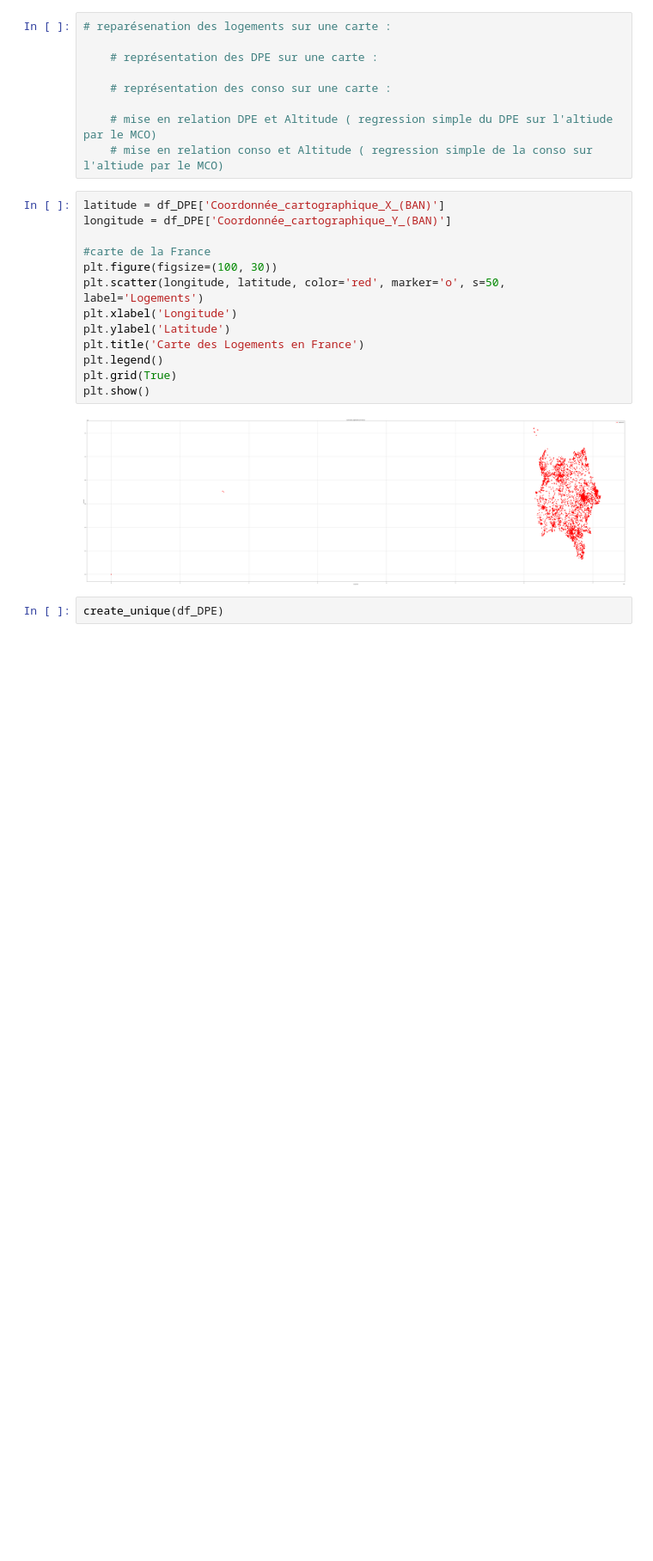
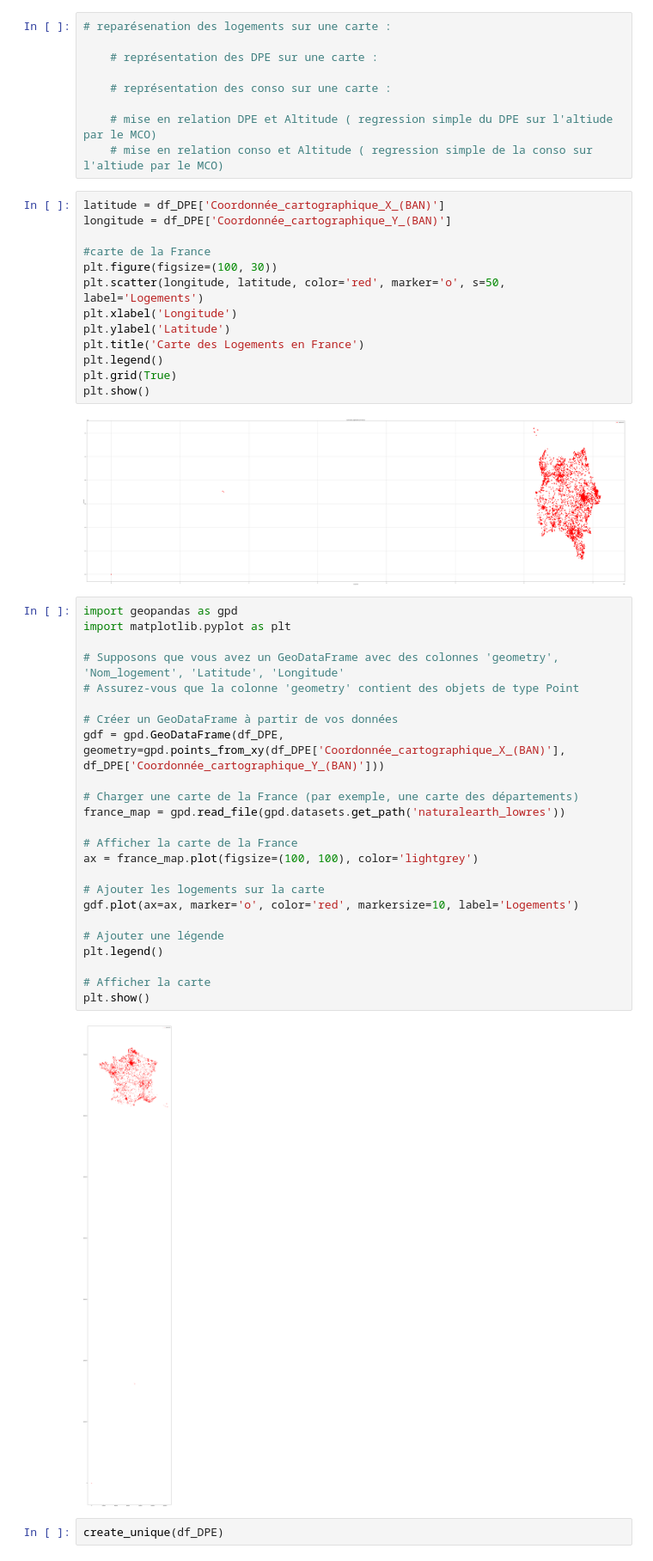
Before and after one commit to LACHQER-Wiam/Projet-Python, a Jupyter notebook: data.ipynb, the cells around one changed output. Shown at 86% size. Saved outputs shown, nothing was run; the diff lists cells and outputs as text; blank space fills up the shorter version.

```diff
--- a/data.ipynb
+++ b/data.ipynb
@@ -425,6 +427,32 @@ plt.grid(True)
 plt.show()
 # %% [output]
 [figure]
+# %%
+import geopandas as gpd
+import matplotlib.pyplot as plt
+
+# Supposons que vous avez un GeoDataFrame avec des colonnes 'geometry', 'Nom_logement', 'Latitude', 'Longitude'
+# Assurez-vous que la colonne 'geometry' contient des objets de type Point
+
+# Créer un GeoDataFrame à partir de vos données
+gdf = gpd.GeoDataFrame(df_DPE, geometry=gpd.points_from_xy(df_DPE['Coordonnée_cartographique_X_(BAN)'], df_DPE['Coordonnée_cartographique_Y_(BAN)']))
+
+# Charger une carte de la France (par exemple, une carte des départements)
+france_map = gpd.read_file(gpd.datasets.get_path('naturalearth_lowres'))
+
+# Afficher la carte de la France
+ax = france_map.plot(figsize=(100, 100), color='lightgrey')
+
+# Ajouter les logements sur la carte
+gdf.plot(ax=ax, marker='o', color='red', markersize=10, label='Logements')
+
+# Ajouter une légende
+plt.legend()
+
+# Afficher la carte
+plt.show()
+# %% [output]
+[figure, added]
 # %%
 create_unique(df_DPE)
 # %% [output]
```
Also changed, not shown: parts of 1 cell of this notebook.
